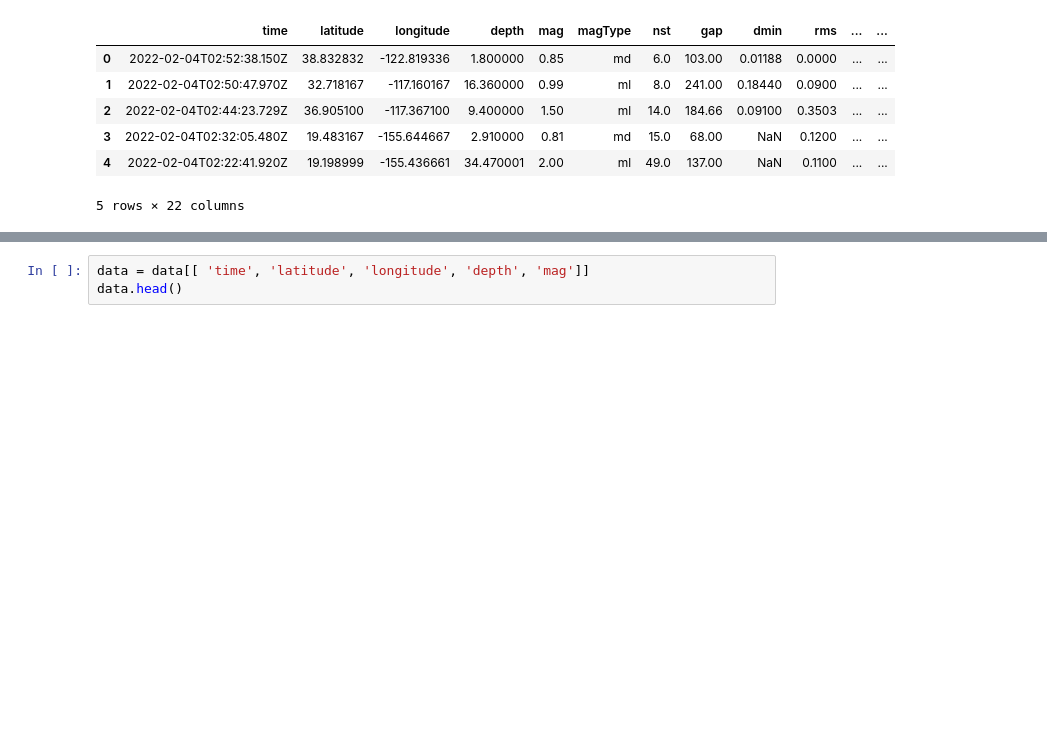
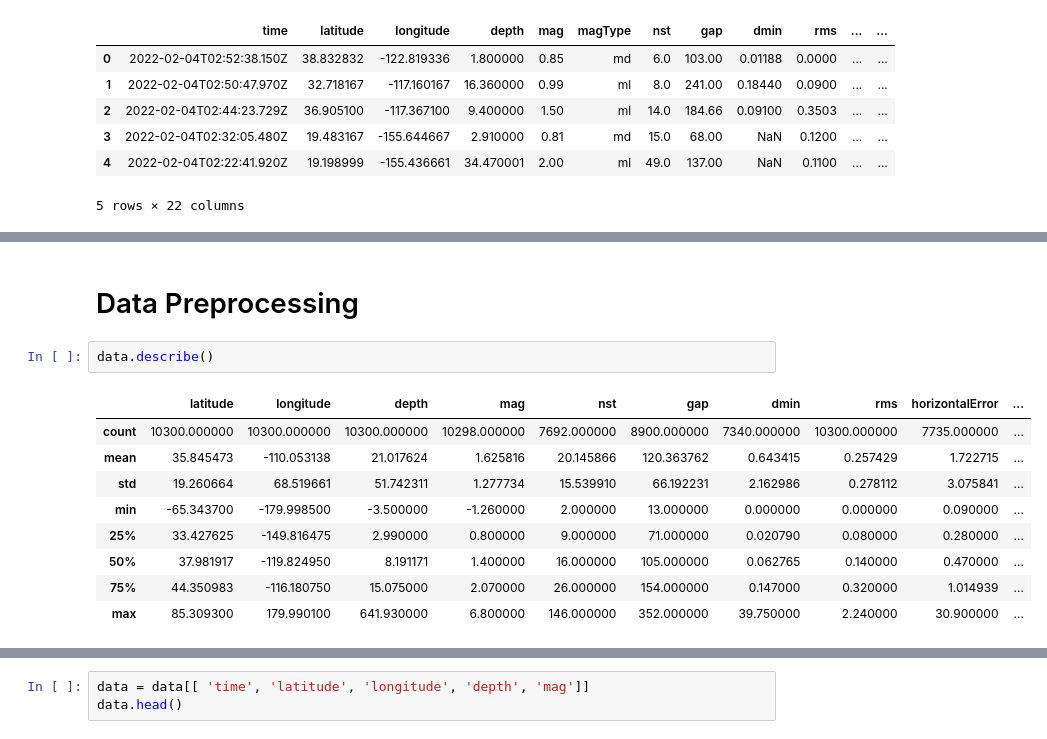
Before and after one commit to yvsharma02/UPES-2022-Hackathon, a Jupyter notebook: hackathon-6-0.ipynb, the cells around one changed output, grey strips where cells are left out. Cells and saved outputs as stored; diff of their text form; blank space fills up the shorter version.

```diff
--- a/hackathon-6-0.ipynb
+++ b/hackathon-6-0.ipynb
@@ -23,0 +34,14 @@ data.head()
+# %% [markdown]
+# Data Preprocessing
+# %%
+data.describe()
+# %% [output]
+|  | latitude | longitude | depth | mag | nst | gap | dmin | rms | horizontalError | ... |
+| count | 10300.000000 | 10300.000000 | 10300.000000 | 10298.000000 | 7692.000000 | 8900.000000 | 7340.000000 | 10300.000000 | 7735.000000 | ... |
+| mean | 35.845473 | -110.053138 | 21.017624 | 1.625816 | 20.145866 | 120.363762 | 0.643415 | 0.257429 | 1.722715 | ... |
+| std | 19.260664 | 68.519661 | 51.742311 | 1.277734 | 15.539910 | 66.192231 | 2.162986 | 0.278112 | 3.075841 | ... |
+| min | -65.343700 | -179.998500 | -3.500000 | -1.260000 | 2.000000 | 13.000000 | 0.000000 | 0.000000 | 0.090000 | ... |
+| 25% | 33.427625 | -149.816475 | 2.990000 | 0.800000 | 9.000000 | 71.000000 | 0.020790 | 0.080000 | 0.280000 | ... |
+| 50% | 37.981917 | -119.824950 | 8.191171 | 1.400000 | 16.000000 | 105.000000 | 0.062765 | 0.140000 | 0.470000 | ... |
+| 75% | 44.350983 | -116.180750 | 15.075000 | 2.070000 | 26.000000 | 154.000000 | 0.147000 | 0.320000 | 1.014939 | ... |
+| max | 85.309300 | 179.990100 | 641.930000 | 6.800000 | 146.000000 | 352.000000 | 39.750000 | 2.240000 | 30.900000 | ... |
```
Also changed, not shown: parts of 31 cells of this notebook.
